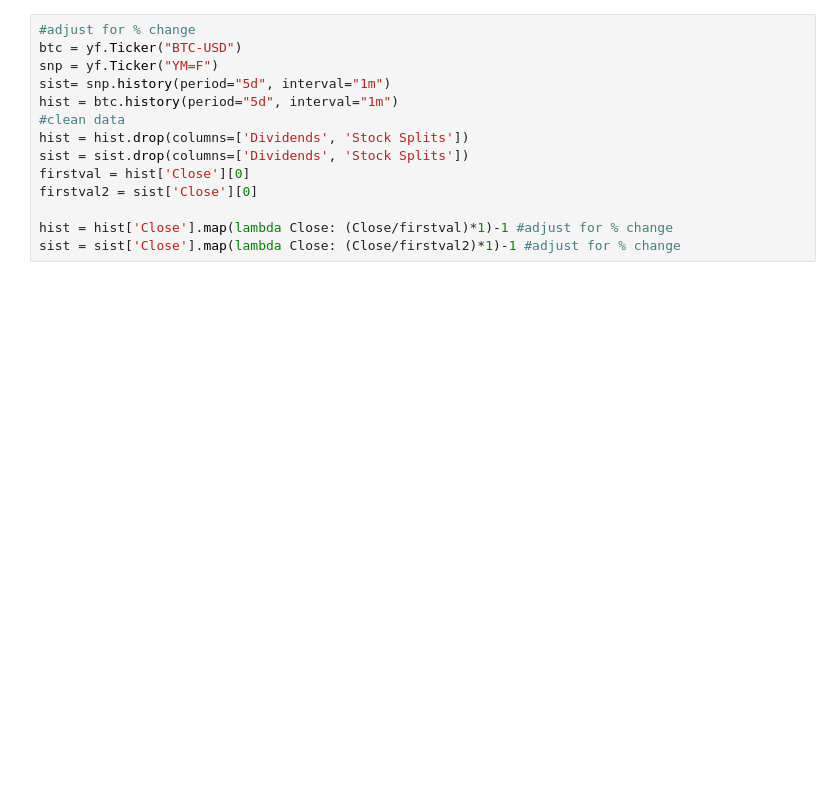
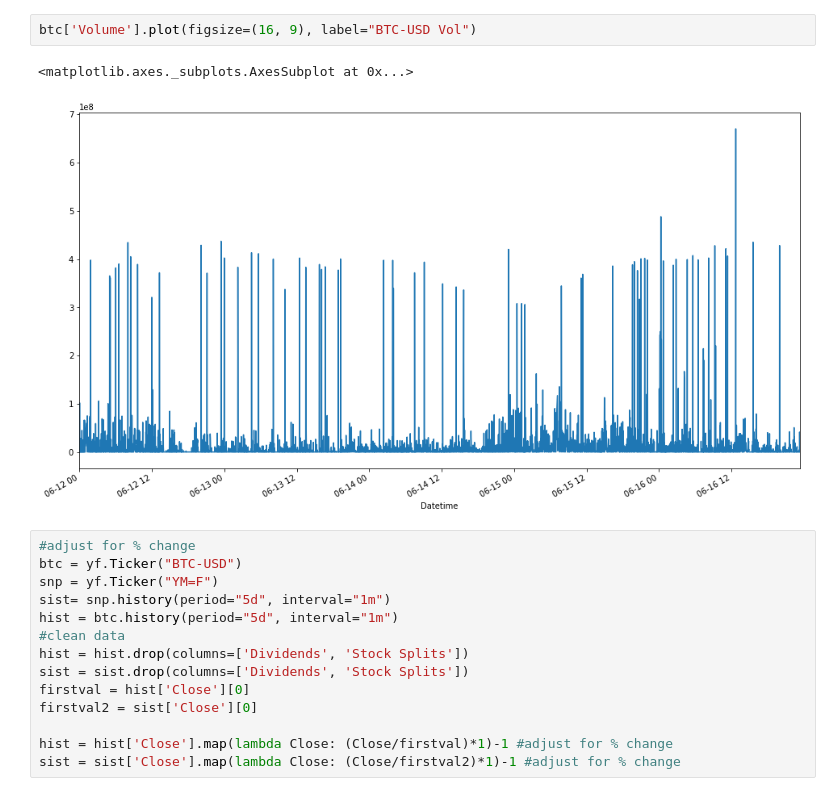
Before and after one commit to spookiestevie/data-processing, a Jupyter notebook: bitcoin price data/bitcoin-price.ipynb, the cells around one changed output. Saved outputs shown, nothing was run; the diff lists cells and outputs as text; blank space fills up the shorter version.

```diff
--- a/bitcoin price data/bitcoin-price.ipynb
+++ b/bitcoin price data/bitcoin-price.ipynb
@@ -98,3 +112,8 @@ plt.show()
+# %%
+btc['Volume'].plot(figsize=(16, 9), label="BTC-USD Vol")
+# %% [output]
+<matplotlib.axes._subplots.AxesSubplot at 0x...>
+[figure, added]
 # %%
 #adjust for % change
 btc = yf.Ticker("BTC-USD")
```
Also changed, not shown: parts of 19 cells of this notebook, 1 other file.
